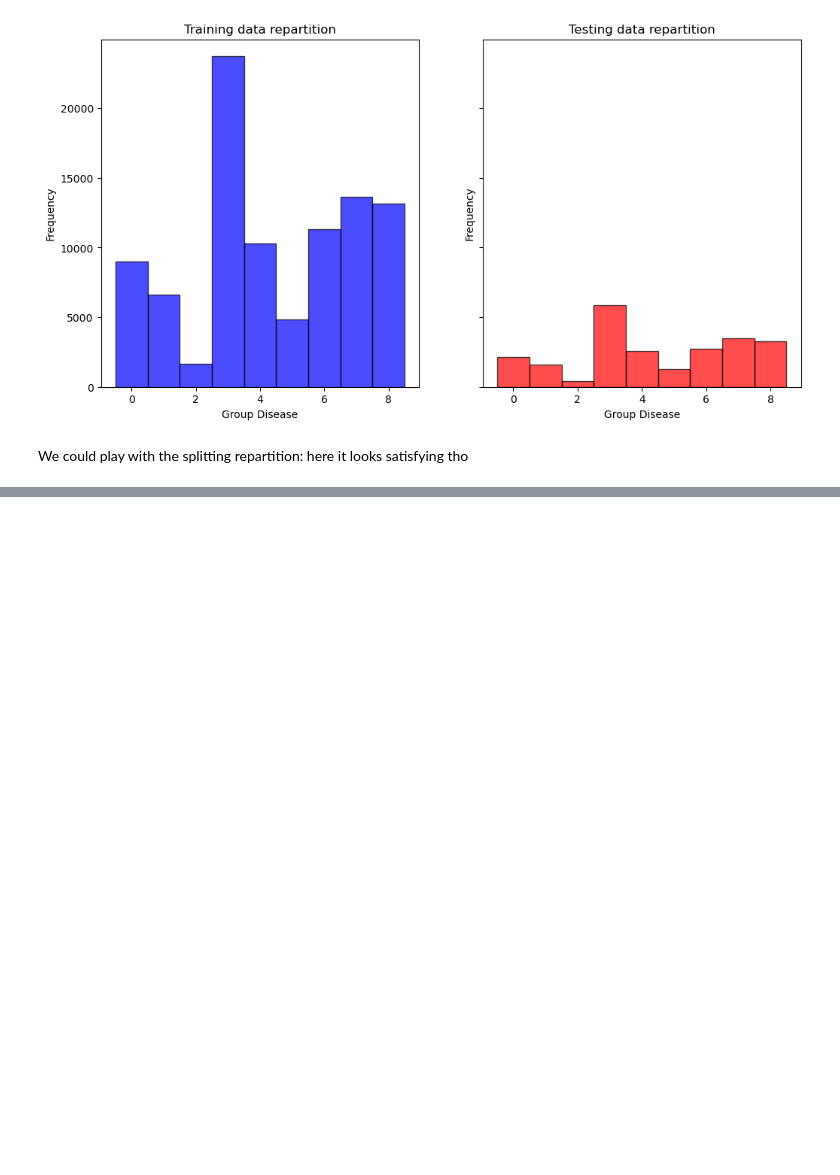
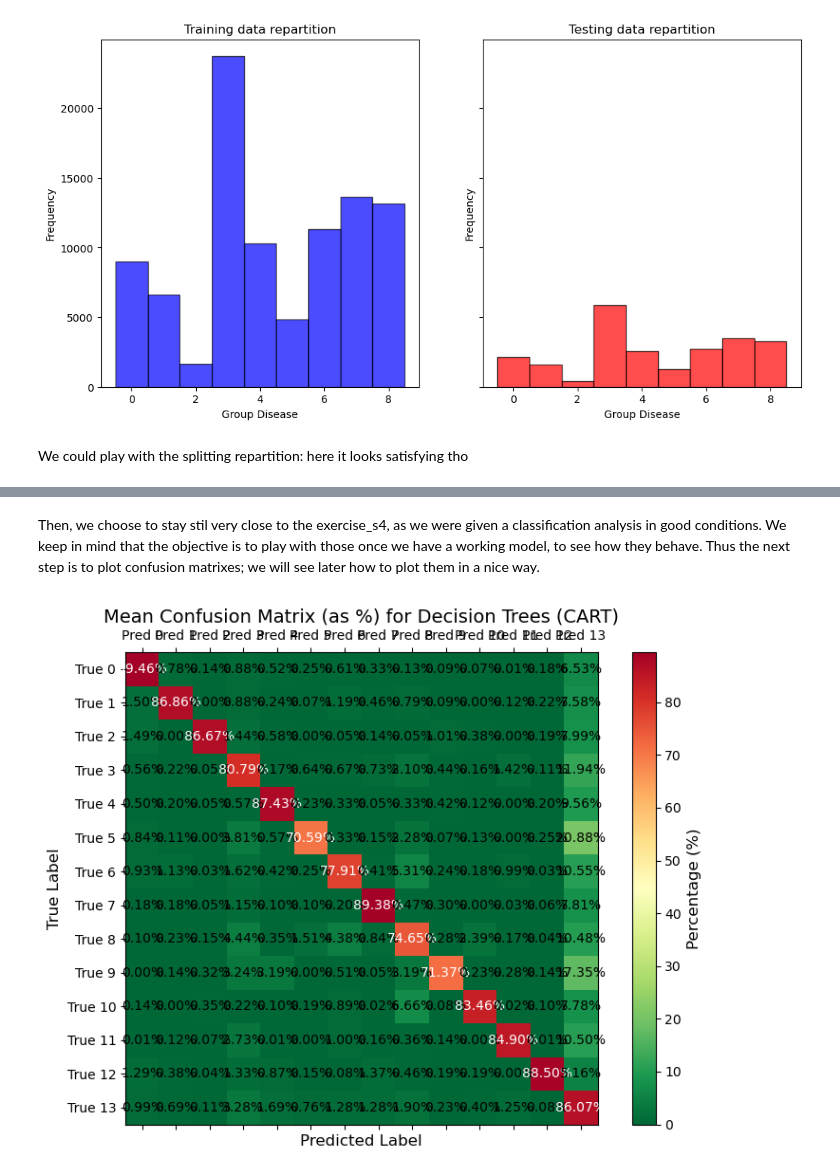
Before and after one commit to anthonyrocher/machine_learning_project, a Jupyter notebook: project.ipynb, the cells around one changed output, grey strips where cells are left out. Saved outputs shown, nothing was run; the diff lists cells and outputs as text; code cells hidden in the pictures; blank space fills up the shorter version.

Commit message:
Model training and confusion matrixes

```diff
--- a/project.ipynb
+++ b/project.ipynb
@@ -415,0 +478,47 @@ ValueError: could not convert string to float: 'neurological_psych'
+# %% [markdown]
+Then, we choose to stay stil very close to the exercise_s4, as we were given a classification analysis in good conditions. We keep in mind that the objective is to play with those once we have a working model, to see how they behave.
+Thus the next step is to plot confusion matrixes; we will see later how to plot them in a nice way.
+# %%
+import matplotlib.pyplot as plt
+
+def plot_mean_cm(mean_cm: np.array, model_name: str):
+    """
+    Plot the provided mean Confusion Matrix as a readable percentage heatmap.
+    The model name used to produce the CM is also required to be plotted in the title.
+    """
+    # Convert to percentages
+    percent_conf_matrix = mean_cm / mean_cm.sum(axis=1, keepdims=True) * 100
+
+    # Plot the confusion matrix as a heatmap
+    fig, ax = plt.subplots(figsize=(8, 6))
+    cax = ax.matshow(percent_conf_matrix, cmap="RdYlGn_r")
+
+    # Add colorbar with label
+    cbar = fig.colorbar(cax)
+    cbar.set_label('Percentage (%)', fontsize=12)
+
+    # Annotate each cell with the percentage value
+    for i in range(percent_conf_matrix.shape[0]):
+        for j in range(percent_conf_matrix.shape[1]):
+            text_color = "white" if percent_conf_matrix[i, j] > 50 else "black"
+            ax.text(
+                j, i, f"{percent_conf_matrix[i, j]:.2f}%",
+                ha="center", va="center", color=text_color, fontsize=10
+            )
+
+    # Set axis labels and title
+    ax.set_xticks(range(percent_conf_matrix.shape[1]))
+    ax.set_yticks(range(percent_conf_matrix.shape[0]))
+    ax.set_xticklabels([f"Pred {i}" for i in range(percent_conf_matrix.shape[1])], fontsize=10)
+    ax.set_yticklabels([f"True {i}" for i in range(percent_conf_matrix.shape[0])], fontsize=10)
+    ax.set_xlabel("Predicted Label", fontsize=12)
+    ax.set_ylabel("True Label", fontsize=12)
+    ax.set_title(f"Mean Confusion Matrix (as %) for {model_name}", fontsize=14)
+
+    # Improve layout
+    plt.tight_layout()
+    plt.show()
+# %%
+plot_mean_cm(mean_cm = results["Decision Trees (CART)"]["Mean CM"], model_name = "Decision Trees (CART)")
+# %% [output]
+[figure, added]
```
Also changed, not shown: parts of 10 cells of this notebook.
